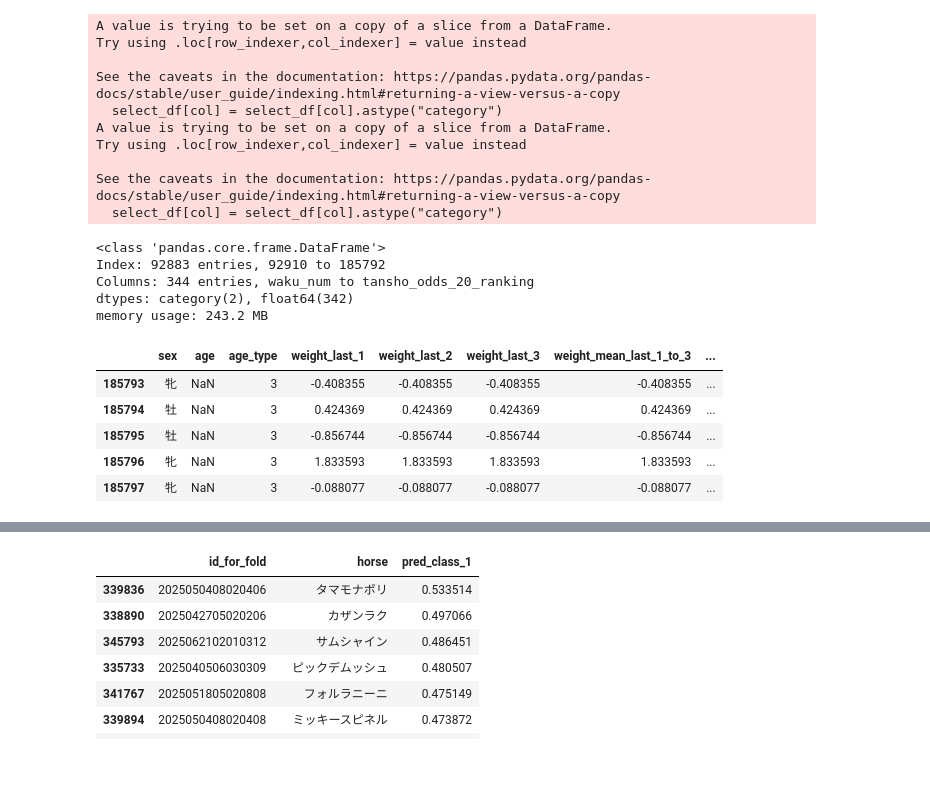
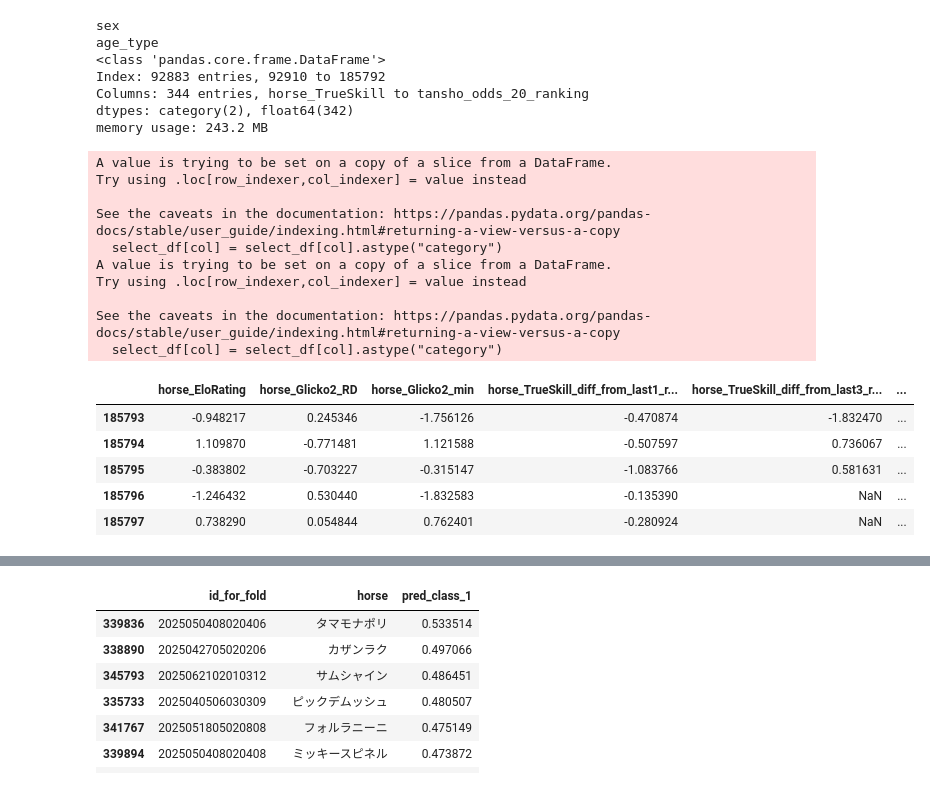
Before and after one commit to NaganagaKen/HORSE_RACING, a Jupyter notebook: Notebook/JV_eda.ipynb, the cells around one changed output, grey strips where cells are left out. Cells and saved outputs as stored; diff of their text form; code cells hidden in the pictures.

```diff
--- a/Notebook/JV_eda.ipynb
+++ b/Notebook/JV_eda.ipynb
@@ -33,8 +32,9 @@ df3 = my_modules.common_process(df2)
 # 計算に時間がかかりすぎるので、とりあえず2020年からのデータをつかって実験
 df3 = df3[df3.year >= 2018]
 # %%
-feature_col = ["waku_num", "horse_num", "sex", "age", "basis_weight", "weight", "inc_dec", "age_type"]
-df4, feature_col2 = features.feature_engineering(df3, feature_col)
+feature_col = []
+ranking_col = []
+df4, feature_col2, ranking_col2 = skill_calculators.all_rating_calculator(df3, feature_col, ranking_col)
 # %% [output]
 calculating horse trueskill is in progress
 calculating jockey trueskill is in progress
@@ -57,5 +44,0 @@ calculated rankings
-# %%
-# cold start問題を解決するために、最初2年分のデータを切り捨てる。
-years = sorted(df4["year"].unique())
-df4 = df4[df4.year > years[1]]
-df4.head()
@@ -68,0 +45,3 @@ df4.head()
+# %%
+feature_col2.extend(["waku_num", "horse_num", "sex", "age", "basis_weight", "weight", "inc_dec", "age_type"])
+df5, feature_col3 = features.sub_feature_engineering(df4, feature_col2, ranking_col2)
@@ -98,8 +90,6 @@ def select_features(df, feature_col):
     cat_col = df[feature_col].select_dtypes(include=["object"]).columns.tolist()
     for col in cat_col:
         select_df[col] = select_df[col].astype("category")
-
-    select_df[feature_col].info()
 
     # モデルの定義
     params = {
@@ -118,55 +108,57 @@ def select_features(df, feature_col):
               'bagging_fraction': 0.7757995766256757,
               'bagging_freq': 90,
               'feature_fraction': 0.6381099809299766,
               'lambda_l1': 16.547879518482567,
               'lambda_l2': 7.672290184186785e-08,
               'min_gain_to_split': 1.959828624191452,
               'max_depth': 6,
               'learning_rate': 0.007551909976018511,
               'path_smooth': 2.554709158757928,
               'feature_fraction_bynode': 0.6542698063547792,
               'extra_trees': True
               }
 
     model = lgb.LGBMClassifier(**params)
     selector = SelectFromModel(model, max_features=200)
 
     # 学習開始
     X, y = select_df.drop(["target"], axis=1)[feature_col], select_df["target"]
     selector.fit(X, y)
 
     # 上位の特徴量を抽出
     selected_feature_col = []
     for col, mask in zip(feature_col, selector.get_support()):
         if mask:
             selected_feature_col.append(col)
 
     return ret_df, selected_feature_col
 
 
-df5, feature_col3 = select_features(df4, feature_col2)
-df5[feature_col3].head()
+df6, feature_col4 = select_features(df5, feature_col3)
+df6[feature_col4].head()
 # %% [output]
-A value is trying to be set on a copy of a slice from a DataFrame.
-Try using .loc[row_indexer,col_indexer] = value instead
-
-See the caveats in the documentation: https://pandas.pydata.org/pandas-docs/stable/user_guide/indexing.html#returning-a-view-versus-a-copy
-  select_df[col] = select_df[col].astype("category")
-A value is trying to be set on a copy of a slice from a DataFrame.
-Try using .loc[row_indexer,col_indexer] = value instead
-
-See the caveats in the documentation: https://pandas.pydata.org/pandas-docs/stable/user_guide/indexing.html#returning-a-view-versus-a-copy
-  select_df[col] = select_df[col].astype("category")
+sex
+age_type
+<class 'pandas.core.frame.DataFrame'>
+Index: 92883 entries, 92910 to 185792
+Columns: 344 entries, horse_TrueSkill to tansho_odds_20_ranking
+dtypes: category(2), float64(342)
+memory usage: 243.2 MB
-<class 'pandas.core.frame.DataFrame'>
-Index: 92883 entries, 92910 to 185792
-Columns: 344 entries, waku_num to tansho_odds_20_ranking
-dtypes: category(2), float64(342)
-memory usage: 243.2 MB
+A value is trying to be set on a copy of a slice from a DataFrame.
+Try using .loc[row_indexer,col_indexer] = value instead
+
+See the caveats in the documentation: https://pandas.pydata.org/pandas-docs/stable/user_guide/indexing.html#returning-a-view-versus-a-copy
+  select_df[col] = select_df[col].astype("category")
+A value is trying to be set on a copy of a slice from a DataFrame.
+Try using .loc[row_indexer,col_indexer] = value instead
+
+See the caveats in the documentation: https://pandas.pydata.org/pandas-docs/stable/user_guide/indexing.html#returning-a-view-versus-a-copy
+  select_df[col] = select_df[col].astype("category")
-|  | sex | age | age_type | weight_last_1 | weight_last_2 | weight_last_3 | weight_mean_last_1_to_3 | ... |
-| 185793 | 牝 | NaN | 3 | -0.408355 | -0.408355 | -0.408355 | -0.408355 | ... |
-| 185794 | 牡 | NaN | 3 | 0.424369 | 0.424369 | 0.424369 | 0.424369 | ... |
-| 185795 | 牡 | NaN | 3 | -0.856744 | -0.856744 | -0.856744 | -0.856744 | ... |
-| 185796 | 牝 | NaN | 3 | 1.833593 | 1.833593 | 1.833593 | 1.833593 | ... |
-| 185797 | 牝 | NaN | 3 | -0.088077 | -0.088077 | -0.088077 | -0.088077 | ... |
+|  | horse_EloRating | horse_Glicko2_RD | horse_Glicko2_min | horse_TrueSkill_diff_from_last1_r... | horse_TrueSkill_diff_from_last3_r... | ... |
+| 185793 | -0.948217 | 0.245346 | -1.756126 | -0.470874 | -1.832470 | ... |
+| 185794 | 1.109870 | -0.771481 | 1.121588 | -0.507597 | 0.736067 | ... |
+| 185795 | -0.383802 | -0.703227 | -0.315147 | -1.083766 | 0.581631 | ... |
+| 185796 | -1.246432 | 0.530440 | -1.832583 | -0.135390 | NaN | ... |
+| 185797 | 0.738290 | 0.054844 | 0.762401 | -0.280924 | NaN | ... |
 # %%
 memo = "base_model + feature selection with lightGBM, n_trials = 100"
```
Also changed, not shown: parts of 7 cells of this notebook, 4 other files.
